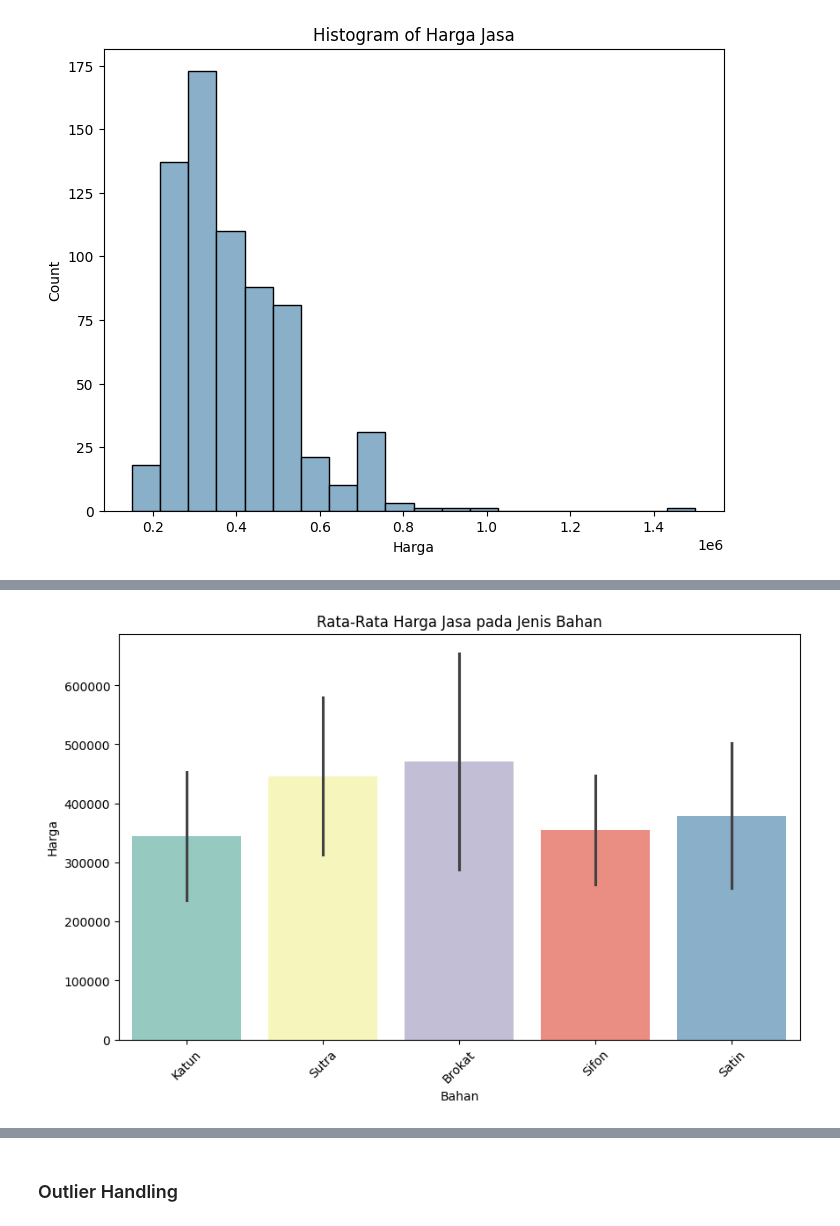
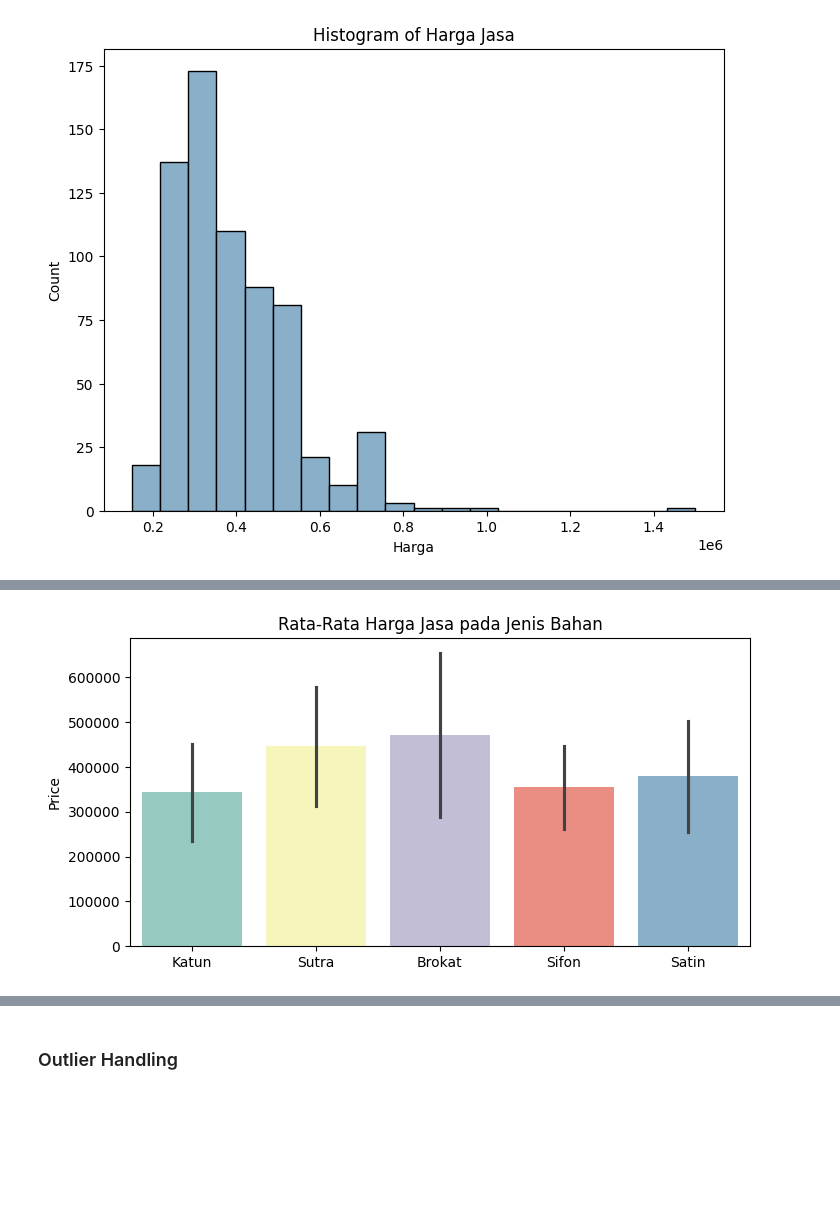
Before and after one commit to adzkykhairany/tailor-price-predictor, a Jupyter notebook: models/prediction_model.ipynb, the cells around one changed output, grey strips where cells are left out. Cells and saved outputs as stored; diff of their text form; code cells hidden in the pictures; blank space fills up the shorter version.

```diff
--- a/models/prediction_model.ipynb
+++ b/models/prediction_model.ipynb
@@ -32,6 +32,6 @@ FileNotFoundError: No CSV files found in the specified directory.
 # %%
-df = pd.read_csv('D:/data/processed/combined_data.csv')
-df.head(5)
+df = pd.read_csv('C:/Users/Kayaki/ta_project/data/processed/combined_data.csv')
+pd.concat([df.head(3), df.tail(3)])
 # %% [output]
 |  | No | Model Pakaian | Jenis Bahan | Waktu Pengerjaan (hari) | Detail Tambahan | Harga Jasa (Rp) |
 | 0 | 1 | Kebaya Tradisional | Katun | 25 | bordir tangan, bawah, payet aksen | Rp750.000 |
@@ -154,11 +154,10 @@ plt.show()
 # %%
-plt.figure(figsize=(10, 6))
+plt.figure(figsize=(8, 4))
 sns.barplot(x='bahan', y='harga_jasa', data=df, errorbar='sd', palette='Set3', hue='bahan')
 plt.title('Rata-Rata Harga Jasa pada Jenis Bahan')
-plt.xlabel('Bahan')
-plt.ylabel('Harga')
-plt.xticks(rotation=45)
+plt.xlabel('')
+plt.ylabel('Price')
 plt.show()
 # %% [output]
-[figure, old version]
+[figure, new version]
 # %%
```
Also changed, not shown: parts of 6 cells of this notebook.
